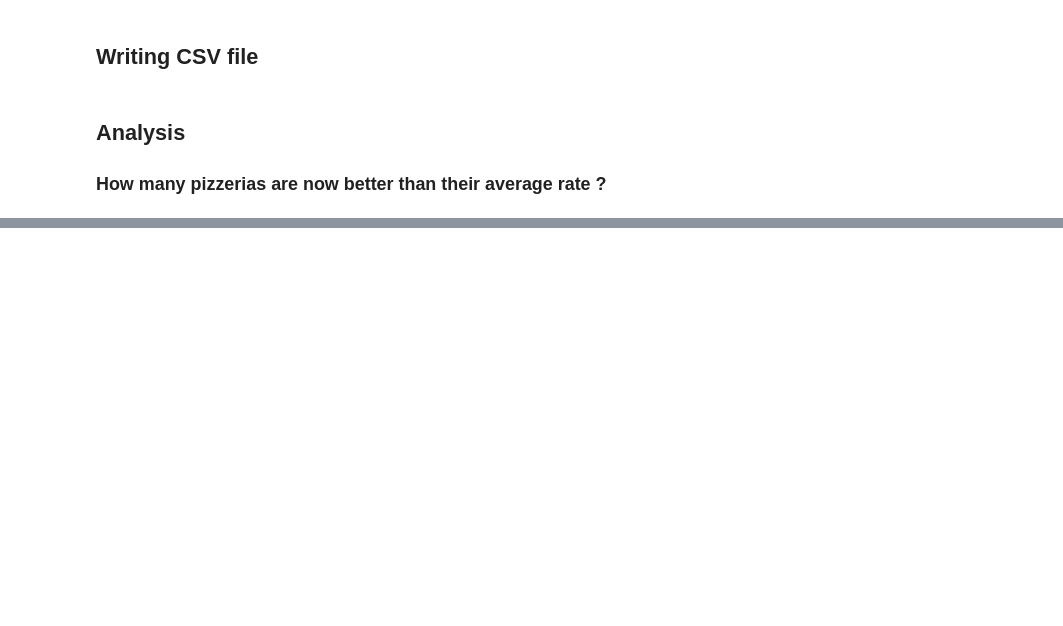
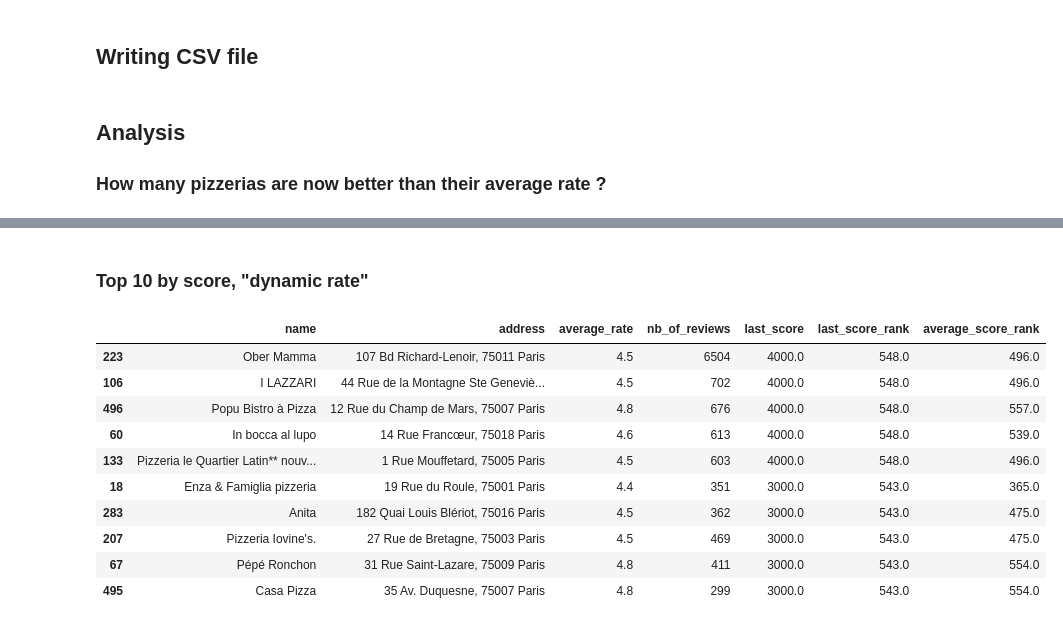
Before and after one commit to degregor69/pizza-lovers, a Jupyter notebook: Reviews_Analysis.ipynb, the cells around one changed output, grey strips where cells are left out. Saved outputs shown, nothing was run; the diff lists cells and outputs as text; code cells hidden in the pictures; blank space fills up the shorter version.

```diff
--- a/Reviews_Analysis.ipynb
+++ b/Reviews_Analysis.ipynb
@@ -73,0 +72,16 @@ df_last_average_rate.sort_values(by=['average_rate', 'nb_of_reviews'], ascending
+# %% [markdown]
+### Top 10 by score, "dynamic rate"
+# %%
+df_3[['name', 'address','average_rate','nb_of_reviews', 'last_score', 'last_score_rank', 'average_score_rank']].sort_values(by=['last_score'], ascending=False).head(10)
+# %% [output]
+|  | name | address | average_rate | nb_of_reviews | last_score | last_score_rank | average_score_rank |
+| 223 | Ober Mamma | 107 Bd Richard-Lenoir, 75011 Paris | 4.5 | 6504 | 4000.0 | 548.0 | 496.0 |
+| 106 | I LAZZARI | 44 Rue de la Montagne Ste Geneviè... | 4.5 | 702 | 4000.0 | 548.0 | 496.0 |
+| 496 | Popu Bistro à Pizza | 12 Rue du Champ de Mars, 75007 Paris | 4.8 | 676 | 4000.0 | 548.0 | 557.0 |
+| 60 | In bocca al lupo | 14 Rue Francœur, 75018 Paris | 4.6 | 613 | 4000.0 | 548.0 | 539.0 |
+| 133 | Pizzeria le Quartier Latin** nouv... | 1 Rue Mouffetard, 75005 Paris | 4.5 | 603 | 4000.0 | 548.0 | 496.0 |
+| 18 | Enza & Famiglia pizzeria | 19 Rue du Roule, 75001 Paris | 4.4 | 351 | 3000.0 | 543.0 | 365.0 |
+| 283 | Anita | 182 Quai Louis Blériot, 75016 Paris | 4.5 | 362 | 3000.0 | 543.0 | 475.0 |
+| 207 | Pizzeria Iovine's. | 27 Rue de Bretagne, 75003 Paris | 4.5 | 469 | 3000.0 | 543.0 | 475.0 |
+| 67 | Pépé Ronchon | 31 Rue Saint-Lazare, 75009 Paris | 4.8 | 411 | 3000.0 | 543.0 | 554.0 |
+| 495 | Casa Pizza | 35 Av. Duquesne, 75007 Paris | 4.8 | 299 | 3000.0 | 543.0 | 554.0 |
```
Also changed, not shown: parts of 12 cells of this notebook, 3 other files.
